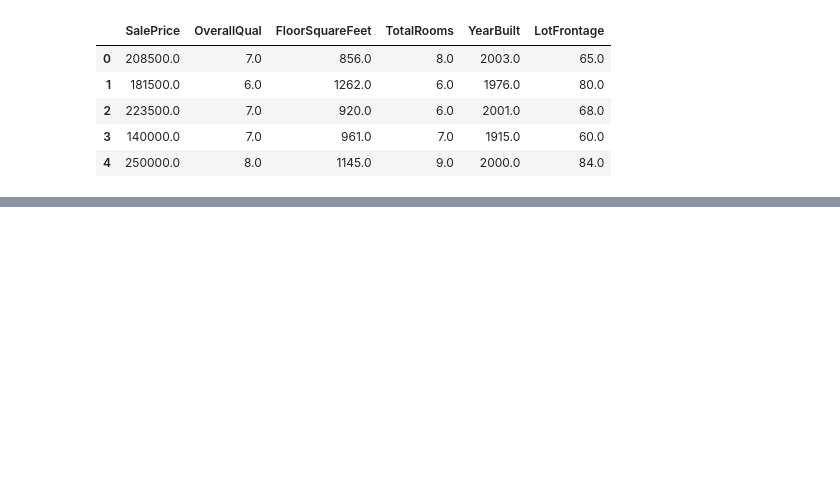
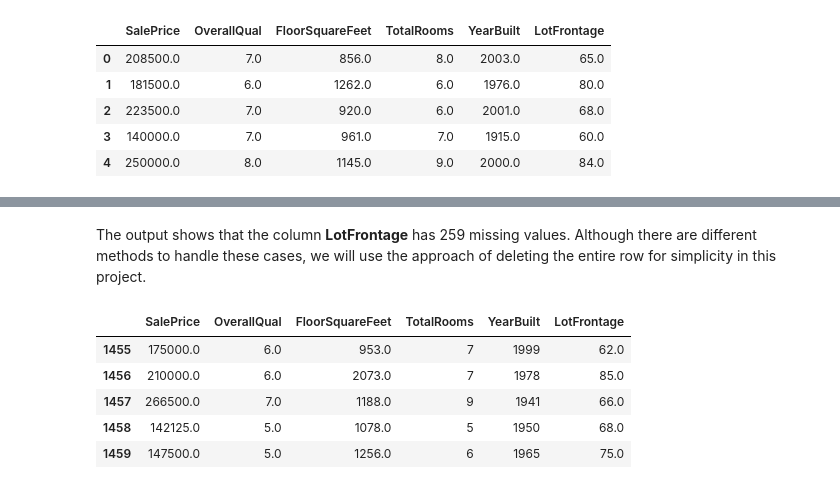
Before and after one commit to carlosopr/g-labs, a Jupyter notebook: project01/house_prices.ipynb, the cells around one changed output, grey strips where cells are left out. Cells and saved outputs as stored; diff of their text form; code cells hidden in the pictures; blank space fills up the shorter version.

```diff
--- a/project01/house_prices.ipynb
+++ b/project01/house_prices.ipynb
@@ -26,0 +64,11 @@ df.head()
+# %% [markdown]
+The output shows that the column **LotFrontage** has 259 missing values. Although there are different methods to handle these cases, we will use the approach of deleting the entire row for simplicity in this project.
+# %%
+df = df.dropna()
+# %% [output]
+|  | SalePrice | OverallQual | FloorSquareFeet | TotalRooms | YearBuilt | LotFrontage |
+| 1455 | 175000.0 | 6.0 | 953.0 | 7 | 1999 | 62.0 |
+| 1456 | 210000.0 | 6.0 | 2073.0 | 7 | 1978 | 85.0 |
+| 1457 | 266500.0 | 7.0 | 1188.0 | 9 | 1941 | 66.0 |
+| 1458 | 142125.0 | 5.0 | 1078.0 | 5 | 1950 | 68.0 |
+| 1459 | 147500.0 | 5.0 | 1256.0 | 6 | 1965 | 75.0 |
```
Also changed, not shown: parts of 12 cells of this notebook, 1 other file.
